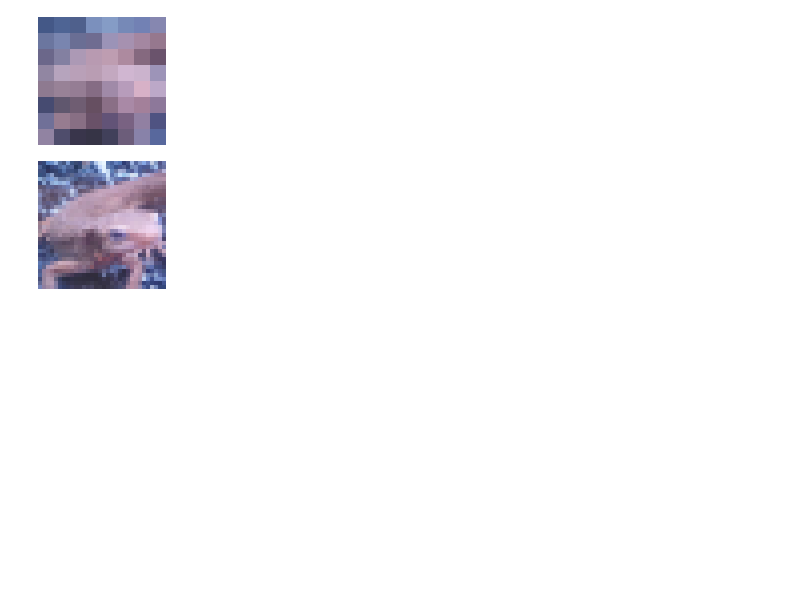
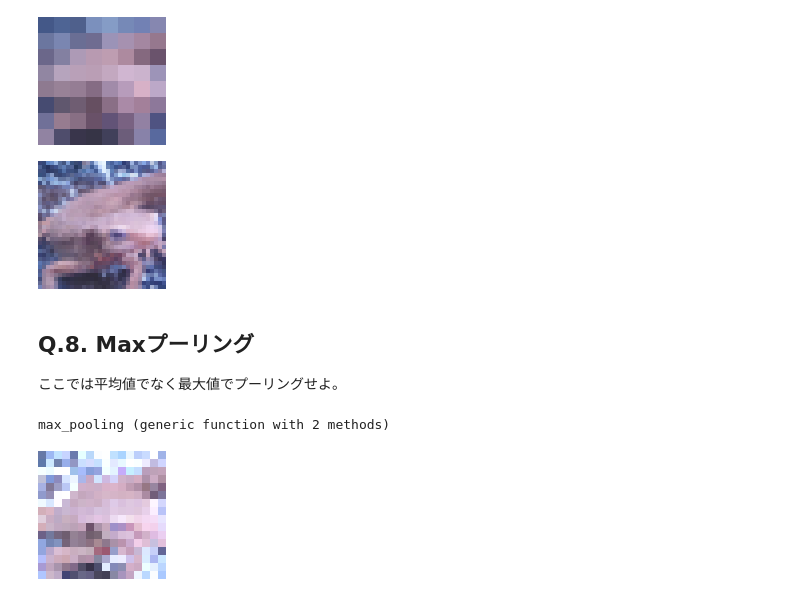
Before and after one commit to tkmfujise/Gasyori100knock-julia, a Jupyter notebook: Q_01-10.ipynb, the cells around one changed output. Cells and saved outputs as stored; diff of their text form; code cells hidden in the pictures; blank space fills up the shorter version.

Commit message:
Q.8. Maxプーリングを回答

```diff
--- a/Q_01-10.ipynb
+++ b/Q_01-10.ipynb
@@ -319,3 +319,32 @@ average_pooling(img, 16)
 average_pooling(img, 4)
 # %% [output]
 [figure]
+# %% [markdown]
+## Q.8. Maxプーリング
+ここでは平均値でなく最大値でプーリングせよ。
+# %%
+function Base.maximum(colors::Vector{RGB{N0f8}})
+    R = map(rgb -> rgb.r, colors) |> maximum
+    G = map(rgb -> rgb.g, colors) |> maximum
+    B = map(rgb -> rgb.b, colors) |> maximum
+    RGB(R, G, B)
+end
+
+
+function max_pooling(img, pool_size = 8)
+    h, w = img |> size
+    result = zeros(RGB, h, w)
+    for i in 1:pool_size:h
+        for j in 1:pool_size:w
+            range = (i:i+pool_size-1, j:j+pool_size-1)
+            result[range...] .= img[range...] |> vec |> maximum
+        end
+    end
+    result
+end
+# %% [output]
+max_pooling (generic function with 2 methods)
+# %%
+max_pooling(img)
+# %% [output]
+[figure, added]
```
Also changed, not shown: parts of 2 cells of this notebook.
